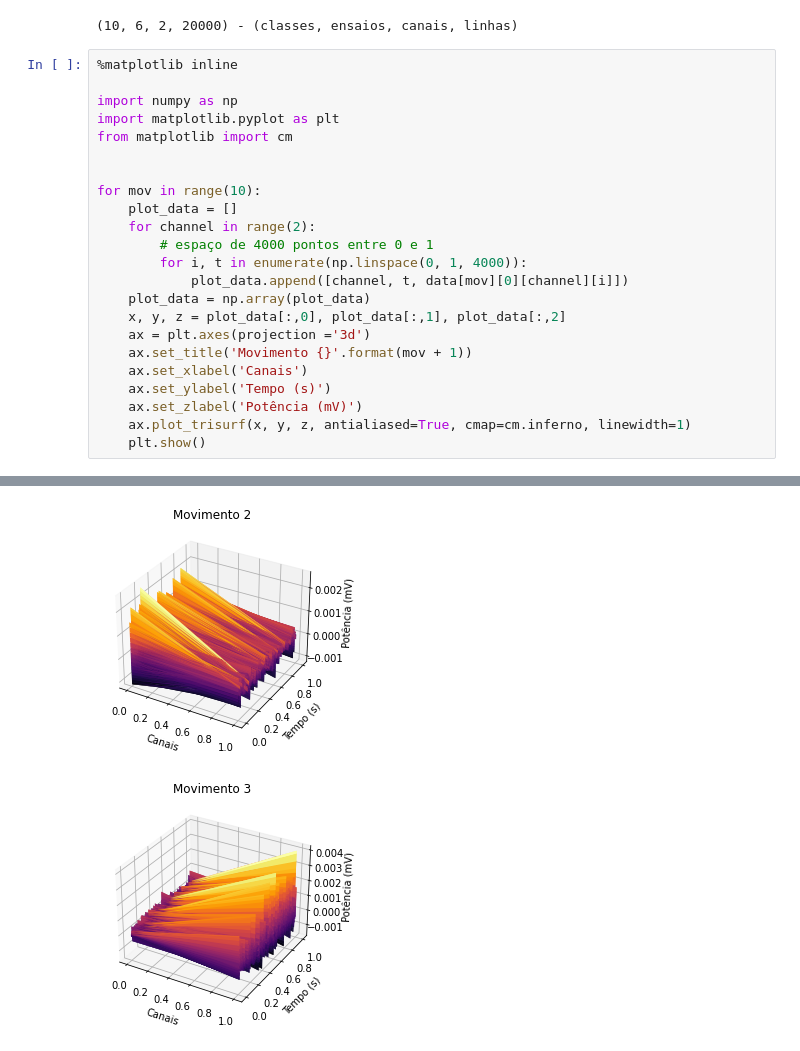
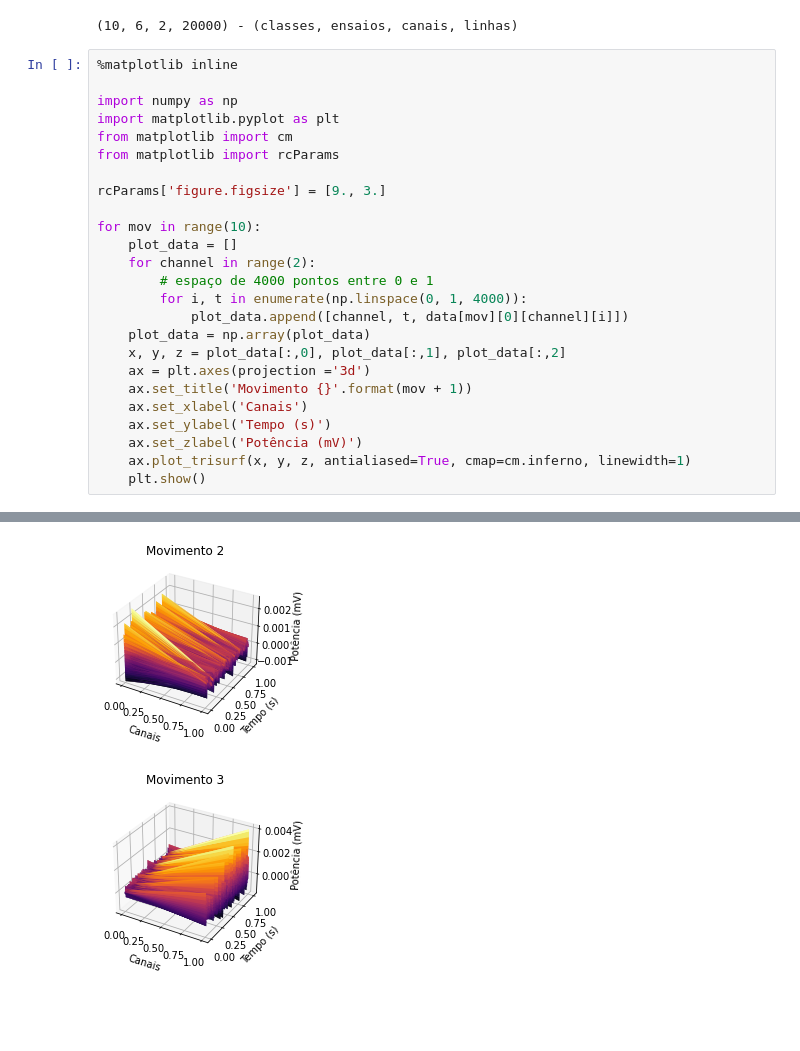
Before and after one commit to lucasgabrielsilva/RP36O, a Jupyter notebook: EMG/tutoriais/02-Visualization.ipynb, the cells around one changed output, grey strips where cells are left out. Drawn from its saved outputs; the diff is of its cells as text; blank space fills up the shorter version.

```diff
--- a/EMG/tutoriais/02-Visualization.ipynb
+++ b/EMG/tutoriais/02-Visualization.ipynb
@@ -20,7 +20,9 @@ print(f'{data.shape} - (classes, ensaios, canais, linhas)')
 import numpy as np
 import matplotlib.pyplot as plt
 from matplotlib import cm
+from matplotlib import rcParams
 
+rcParams['figure.figsize'] = [9., 3.]
 
 for mov in range(10):
     plot_data = []
@@ -42,2 +44,2 @@ for mov in range(10):
-[figure, old version]
+[figure, new version]
-[figure, old version]
+[figure, new version]
```
Also changed, not shown: parts of 6 cells of this notebook.
